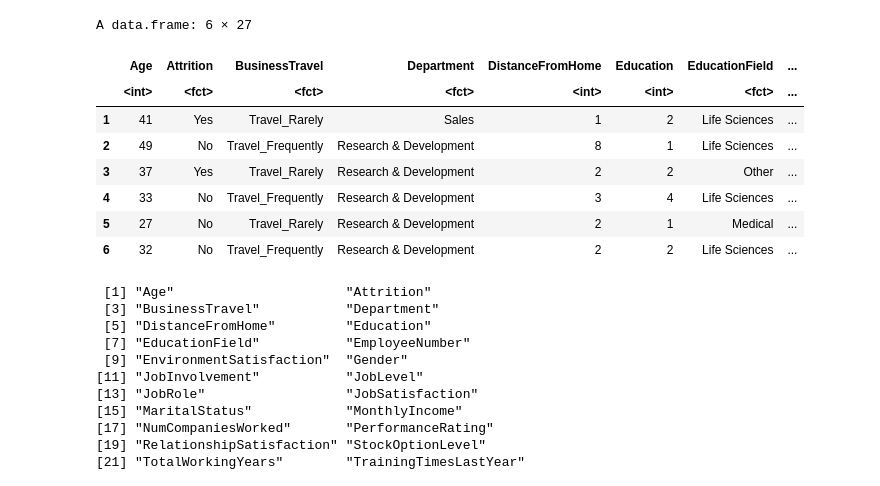
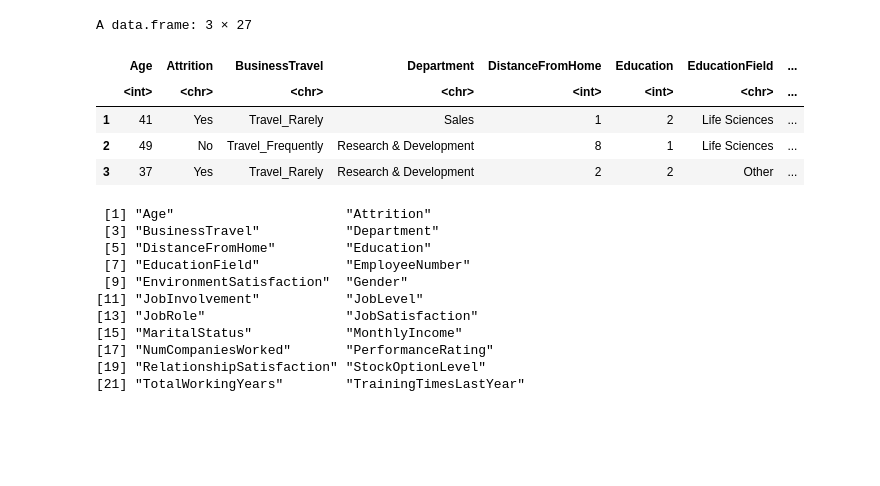
Before and after one commit to cchuang1024/nccu-data-mining, a Jupyter notebook: HW2_R.ipynb, the cells around one changed output. Drawn from its saved outputs; the diff is of its cells as text; code cells hidden in the pictures; blank space fills up the shorter version.

```diff
--- a/HW2_R.ipynb
+++ b/HW2_R.ipynb
@@ -14,14 +3,11 @@ x dplyr::lag()    masks stats::lag()
 # %%
-df <- read.csv('./hw2/training.csv', sep = ',')
-head(df)
+orig <- read.csv('./hw2/training.csv', sep = ',')
+head(orig, n=3)
 # %% [output]
-A data.frame: 6 × 27
+A data.frame: 3 × 27
 |  | Age | Attrition | BusinessTravel | Department | DistanceFromHome | Education | EducationField | ... |
-|  | <int> | <fct> | <fct> | <fct> | <int> | <int> | <fct> | ... |
+|  | <int> | <chr> | <chr> | <chr> | <int> | <int> | <chr> | ... |
 | 1 | 41 | Yes | Travel_Rarely | Sales | 1 | 2 | Life Sciences | ... |
 | 2 | 49 | No | Travel_Frequently | Research & Development | 8 | 1 | Life Sciences | ... |
 | 3 | 37 | Yes | Travel_Rarely | Research & Development | 2 | 2 | Other | ... |
-| 4 | 33 | No | Travel_Frequently | Research & Development | 3 | 4 | Life Sciences | ... |
-| 5 | 27 | No | Travel_Rarely | Research & Development | 2 | 1 | Medical | ... |
-| 6 | 32 | No | Travel_Frequently | Research & Development | 2 | 2 | Life Sciences | ... |
 # %%
```
Also changed, not shown: parts of 21 cells of this notebook, 3 other files.
